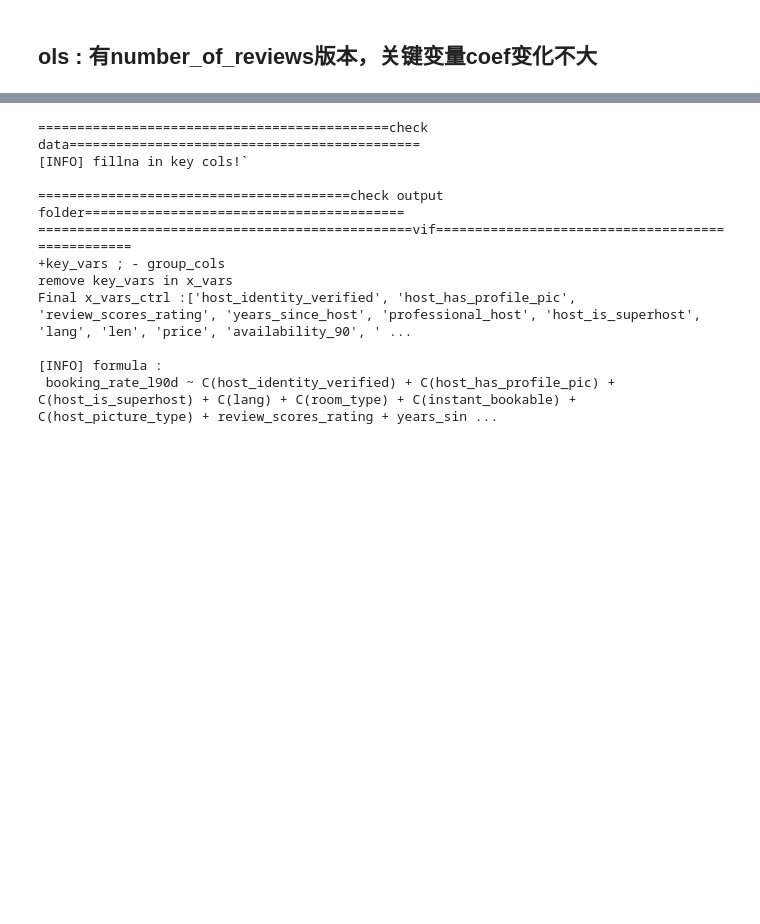
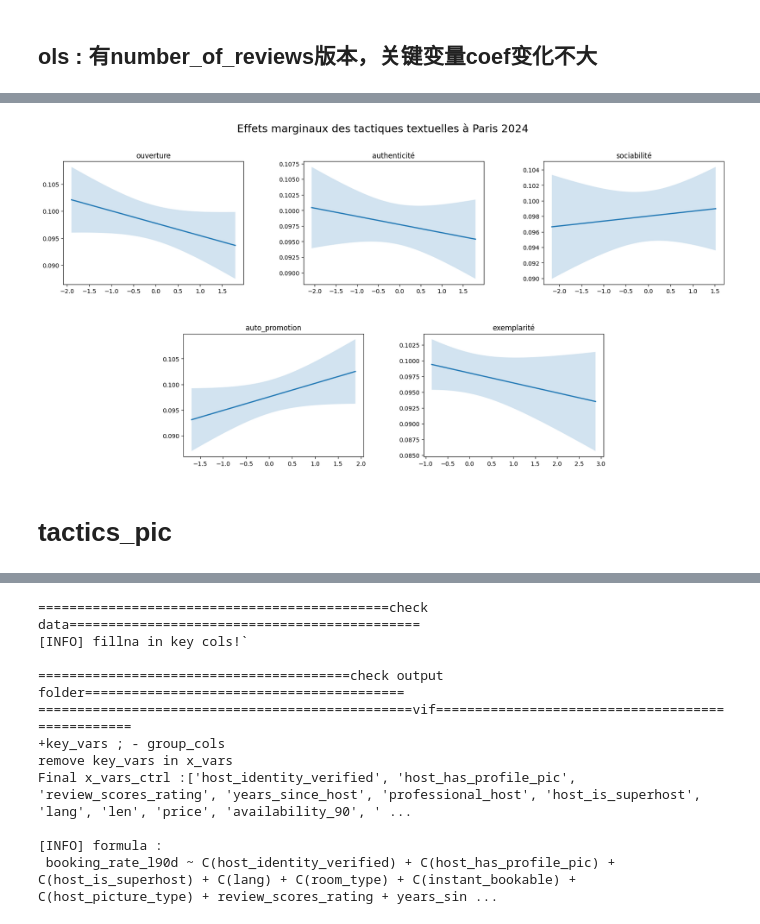
Before and after one commit to yeliu-dh/SelfPresentation_Multimodal_airbnb, a Jupyter notebook: D_stat/test_mod2324.ipynb, the cells around one changed output, grey strips where cells are left out. Cells and saved outputs as stored; diff of their text form; code cells hidden in the pictures; blank space fills up the shorter version.

```diff
--- a/D_stat/test_mod2324.ipynb
+++ b/D_stat/test_mod2324.ipynb
@@ -750,0 +1174,4 @@ KeyError: 'coef'
+# %%
+for col in model.model.exog_names:
+    if not ':' in col and col != 'Intercept':
+        print(col)
@@ -750,0 +1239,45 @@ KeyError: 'coef'
+# %%
+df=df_dropnoface.copy()
+
+# -------------------layout-------------------
+# 使用更细的列分辨率（2 行 × 6 列），方便把第二行两个图放在中间列
+fig = plt.figure(figsize=(20,9))
+gs = gridspec.GridSpec(2, 6, figure=fig, hspace=0.4, wspace=1)
+
+axes = []
+# 第一行三个：分别占两列宽 (0:2, 2:4, 4:6)
+ax1 = fig.add_subplot(gs[0, 0:2])
+ax2 = fig.add_subplot(gs[0, 2:4])
+ax3 = fig.add_subplot(gs[0, 4:6])
+axes.extend([ax1, ax2, ax3])
+
+# 第二行两个：让它们居中，分别占中间的两列 (1:3 和 3:5)
+ax4 = fig.add_subplot(gs[1, 1:3])
+ax5 = fig.add_subplot(gs[1, 3:5])
+axes.extend([ax4, ax5])
+
+# 确保 tactics_vars 长度为 5（或小于等于 len(axes)）
+n_to_plot = min(len(tactics_vars), len(axes))
+
+
+
+for i, tactic in enumerate(tactics_bio):
+    ax = axes[i]
+    pred_df = plot_predict_curve(model, df, tactic)
+
+    ax.plot(pred_df[tactic], pred_df["y"], linewidth=2)
+    ax.fill_between(pred_df[tactic], pred_df["low"], pred_df["high"], alpha=0.2)
+
+    ax.set_title(tactic)
+fig.suptitle(
+        "Effets marginaux des tactiques textuelles à Paris 2024",
+        fontsize=18,
+        y=0.98
+    )
+
+plt.tight_layout()
+plt.show()
+# %% [output]
+[figure, added]
+# %% [markdown]
+# tactics_pic
```
Also changed, not shown: parts of 35 cells of this notebook, 4 other files.
